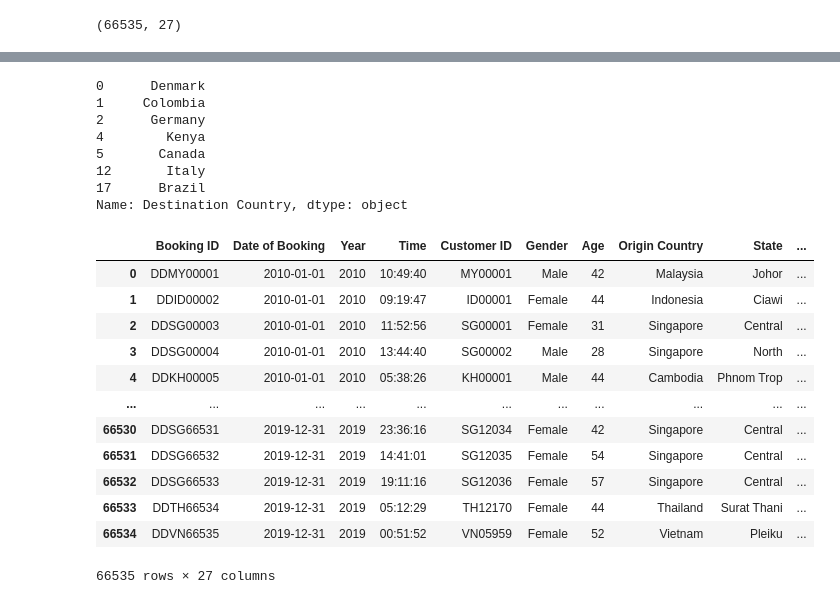
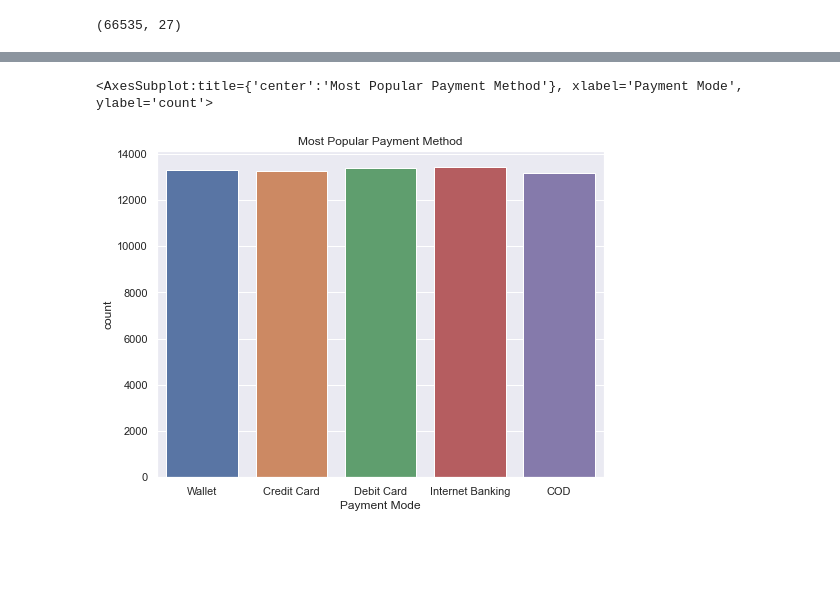
Before and after one commit to daisydicksonhart/Data-Analysis, a Jupyter notebook: Hotel Booking.ipynb, the cells around one changed output, grey strips where cells are left out. Saved outputs shown, nothing was run; the diff lists cells and outputs as text; code cells hidden in the pictures; blank space fills up the shorter version.

```diff
--- a/Hotel Booking.ipynb
+++ b/Hotel Booking.ipynb
@@ -96,0 +177,5 @@ hotel1=hotel.pivot_table(index=['Gender'], values='Booking Price[SGD]',aggfunc='
+# %%
+hotel=hotel.drop(columns=['Customer ID',])
+# %%
+hotel['Date of Booking']=pd.to_datetime(hotel['Date of Booking'], format='%m/%d/%y')
+hotel.head()
@@ -96,0 +189,3 @@ hotel1=hotel.pivot_table(index=['Gender'], values='Booking Price[SGD]',aggfunc='
+# %%
+
+hotel['Month']= hotel['Date of Booking'].dt.month
@@ -96,0 +201,4 @@ hotel1=hotel.pivot_table(index=['Gender'], values='Booking Price[SGD]',aggfunc='
+# %%
+last_col=hotel.pop('Month')
+hotel1=hotel.insert(1,'Month', last_col)
+print(hotel)
@@ -155,11 +298,0 @@ x=hotel.drop_duplicates(['Origin Country'])
-# %%
-print(x['Destination Country'])
-# %% [output]
-0      Denmark
-1     Colombia
-2      Germany
-4        Kenya
-5       Canada
-12       Italy
-17      Brazil
-Name: Destination Country, dtype: object
@@ -168,16 +299,8 @@ booking=hotel.copy()
-# %%
-booking
-# %% [output]
-|  | Booking ID | Date of Booking | Year | Time | Customer ID | Gender | Age | Origin Country | State | ... |
-| 0 | DDMY00001 | 2010-01-01 | 2010 | 10:49:40 | MY00001 | Male | 42 | Malaysia | Johor | ... |
-| 1 | DDID00002 | 2010-01-01 | 2010 | 09:19:47 | ID00001 | Female | 44 | Indonesia | Ciawi | ... |
-| 2 | DDSG00003 | 2010-01-01 | 2010 | 11:52:56 | SG00001 | Female | 31 | Singapore | Central | ... |
-| 3 | DDSG00004 | 2010-01-01 | 2010 | 13:44:40 | SG00002 | Male | 28 | Singapore | North | ... |
-| 4 | DDKH00005 | 2010-01-01 | 2010 | 05:38:26 | KH00001 | Male | 44 | Cambodia | Phnom Trop | ... |
-| ... | ... | ... | ... | ... | ... | ... | ... | ... | ... | ... |
-| 66530 | DDSG66531 | 2019-12-31 | 2019 | 23:36:16 | SG12034 | Female | 42 | Singapore | Central | ... |
-| 66531 | DDSG66532 | 2019-12-31 | 2019 | 14:41:01 | SG12035 | Female | 54 | Singapore | Central | ... |
-| 66532 | DDSG66533 | 2019-12-31 | 2019 | 19:11:16 | SG12036 | Female | 57 | Singapore | Central | ... |
-| 66533 | DDTH66534 | 2019-12-31 | 2019 | 05:12:29 | TH12170 | Female | 44 | Thailand | Surat Thani | ... |
-| 66534 | DDVN66535 | 2019-12-31 | 2019 | 00:51:52 | VN05959 | Female | 52 | Vietnam | Pleiku | ... |
-66535 rows × 27 columns
+# %%
+#most popular payment method
+plt.figure(figsize=(8,6))
+plt.title('Most Popular Payment Method')
+sns.countplot(hotel['Payment Mode'])
+# %% [output]
+<AxesSubplot:title={'center':'Most Popular Payment Method'}, xlabel='Payment Mode', ylabel='count'>
+[figure, added]
```
Also changed, not shown: parts of 39 cells of this notebook.
